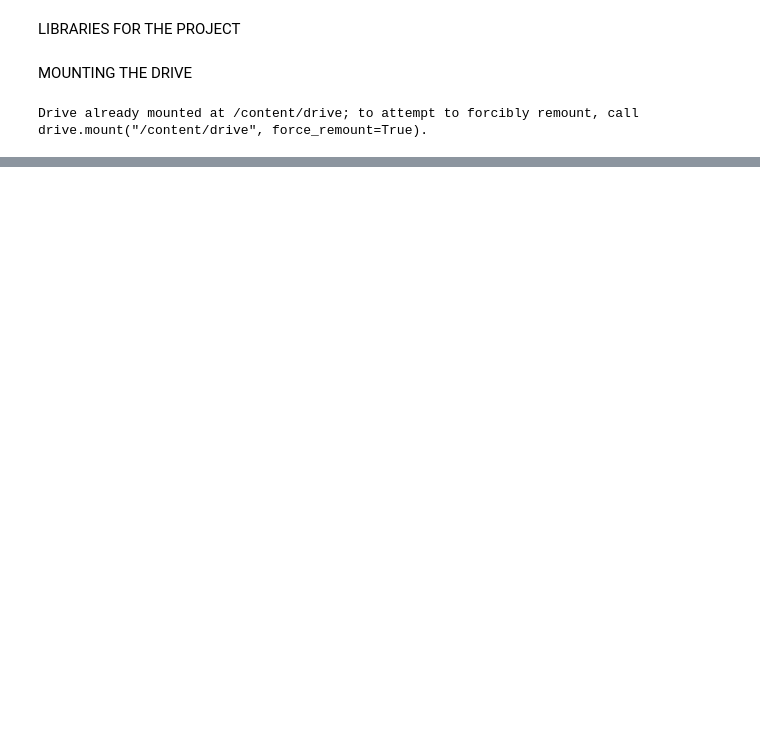
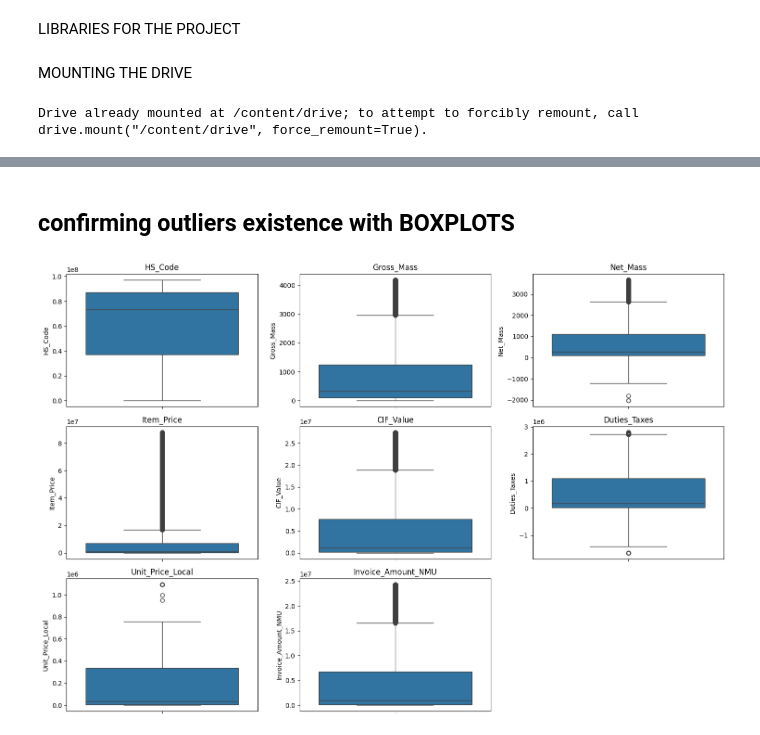
Before and after one commit to sentongo-web/MASTERS_DEGREE_PROJECT_MSDS, a Jupyter notebook: project_code.ipynb, the cells around one changed output, grey strips where cells are left out. Drawn from its saved outputs; the diff is of its cells as text; code cells hidden in the pictures; blank space fills up the shorter version.

```diff
--- a/project_code.ipynb
+++ b/project_code.ipynb
@@ -42,0 +84,3 @@ data = pd.read_excel(file_path)
+# %%
+# Drop the currency code column as all values are now in UGX
+data.drop(columns=['Added_Costs','Internal_Freight_NMU','Additional_Charges_NMU'], inplace=True)
@@ -42,0 +184,28 @@ data = pd.read_excel(file_path)
+# %%
+# Calculate missing value percentages for each column
+missing_percentage = (data.isnull().sum() / len(data)) * 100
+
+# Identify columns to drop (more than 60% missing values), excluding the target variable
+columns_to_drop = [
+    col for col in missing_percentage[missing_percentage > 60].index
+    if col != 'Unit_Price_Local'
+]
+
+# Drop the identified columns
+data_processed = data.drop(columns=columns_to_drop)
+print(f"Columns dropped due to >60% missing values (excluding target): {columns_to_drop}")
+
+# Handle missing values for the remaining columns
+for column in data.columns:
+    if column != 'Unit_Price_Local':  # Exclude the target variable from general imputation
+        if data[column].dtype == 'float64':  # Numeric columns
+            # Impute with the mean
+            data[column].fillna(data[column].mean(), inplace=True)
+            print(f"Numeric column '{column}' missing values filled with mean.")
+        elif data[column].dtype == 'object':  # Categorical columns
+            # Impute with the mode
+            data[column].fillna(data[column].mode()[0], inplace=True)
+            print(f"Categorical column '{column}' missing values filled with mode.")
+
+# Retain `UNIT_PRICE_LOCAL` as-is for now, missing values will need a separate strategy
+print(f"\nTarget variable 'Unit_Price_Local' retained with {data['Unit_Price_Local'].isnull().sum()} missing values.")
@@ -42,0 +338,17 @@ data = pd.read_excel(file_path)
+# %% [markdown]
+## confirming outliers existence with BOXPLOTS
+# %%
+plt.figure(figsize=(15, 10))  # Adjusting figure size as needed
+num_cols = len(data_processed.select_dtypes(include=['float64']).columns)
+# Calculate the number of rows and columns for subplots
+num_rows = (num_cols + 2) // 3  # Ensure enough rows to accommodate all columns
+
+for i, col in enumerate(data_processed.select_dtypes(include=['float64']).columns):
+    plt.subplot(num_rows, 3, i + 1)  # Dynamically adjust subplot grid
+    sns.boxplot(y=data_processed[col])
+    plt.title(col)
+    plt.tight_layout()  # Adjust spacing between subplots
+
+plt.show()
+# %% [output]
+[figure, added]
```
Also changed, not shown: parts of 25 cells of this notebook.
